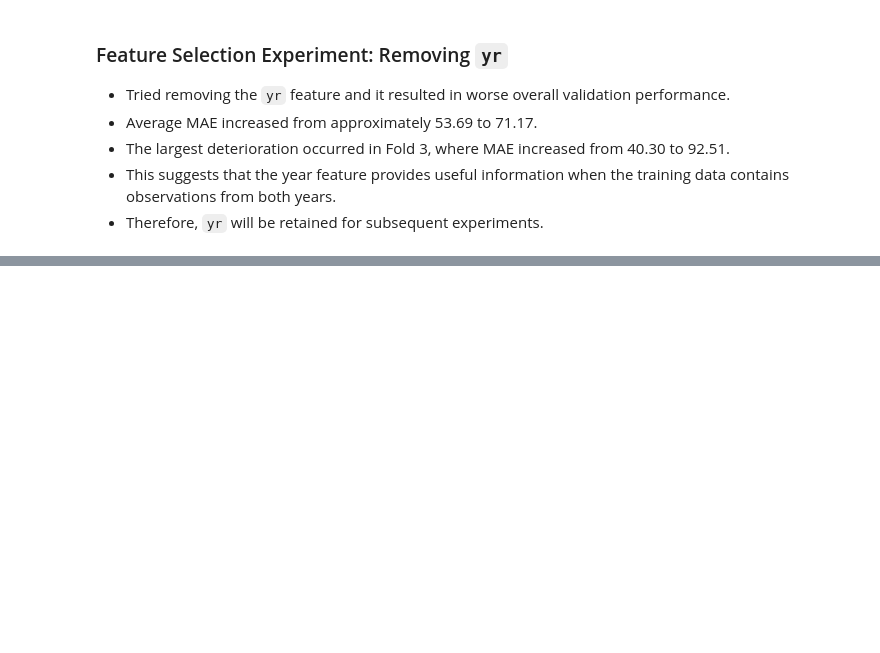
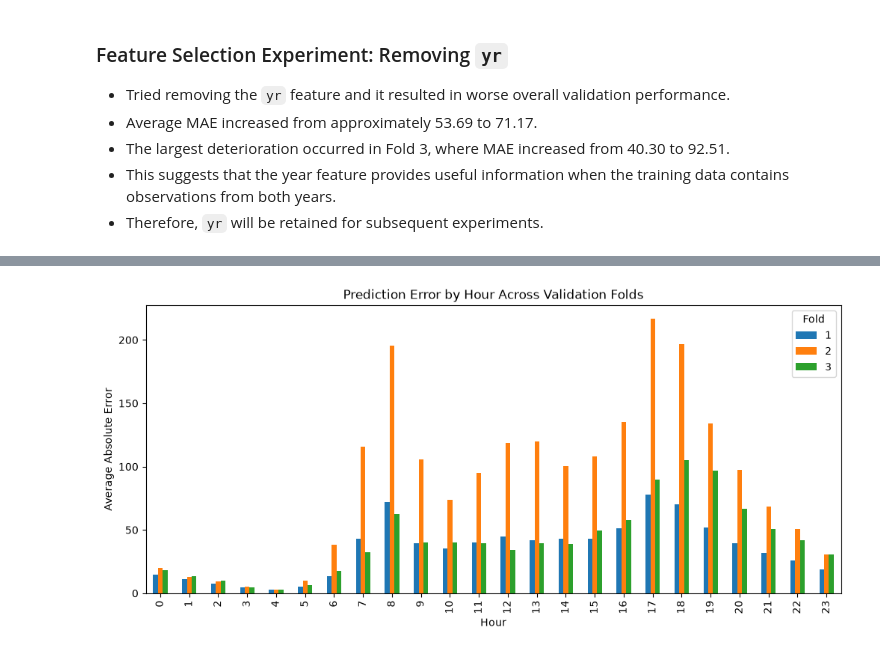
Before and after one commit to GregJackalis/bike-rental-demand-predictor, a Jupyter notebook: notebooks/prediction.ipynb, the cells around one changed output, grey strips where cells are left out. Saved outputs shown, nothing was run; the diff lists cells and outputs as text; code cells hidden in the pictures; blank space fills up the shorter version.

```diff
--- a/notebooks/prediction.ipynb
+++ b/notebooks/prediction.ipynb
@@ -984,0 +1051,16 @@ Average R²: 0.7877205195616304
+# %%
+error_by_hour = (
+    all_results.groupby(["hr", "fold"])["absolute_error"]
+    .mean()
+    .unstack("fold")
+)
+
+error_by_hour.plot(kind="bar", figsize=(12, 5))
+
+plt.xlabel("Hour")
+plt.ylabel("Average Absolute Error")
+plt.title("Prediction Error by Hour Across Validation Folds")
+plt.legend(title="Fold")
+plt.show()
+# %% [output]
+[figure, added]
```
Also changed, not shown: parts of 6 cells of this notebook.
